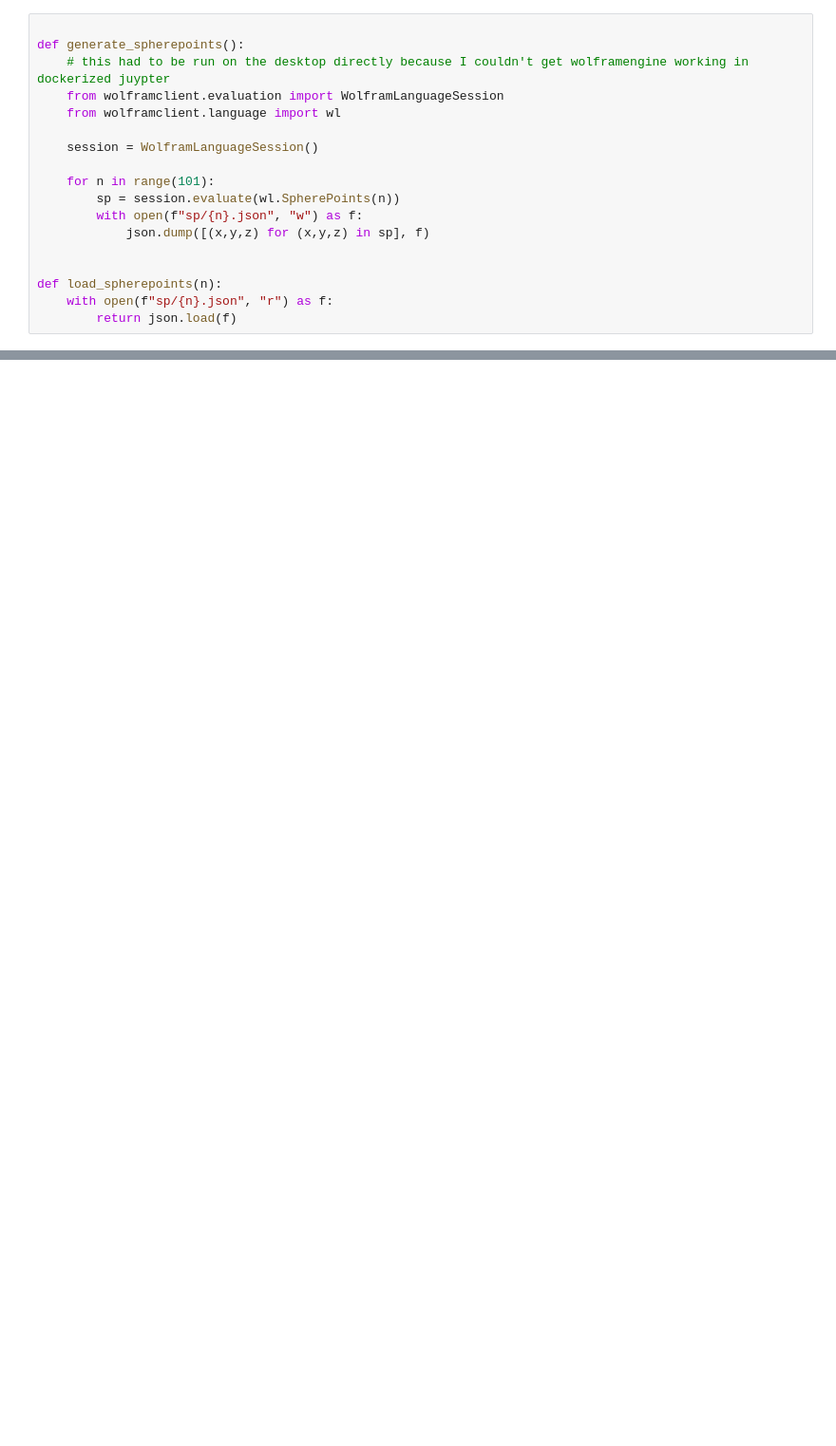
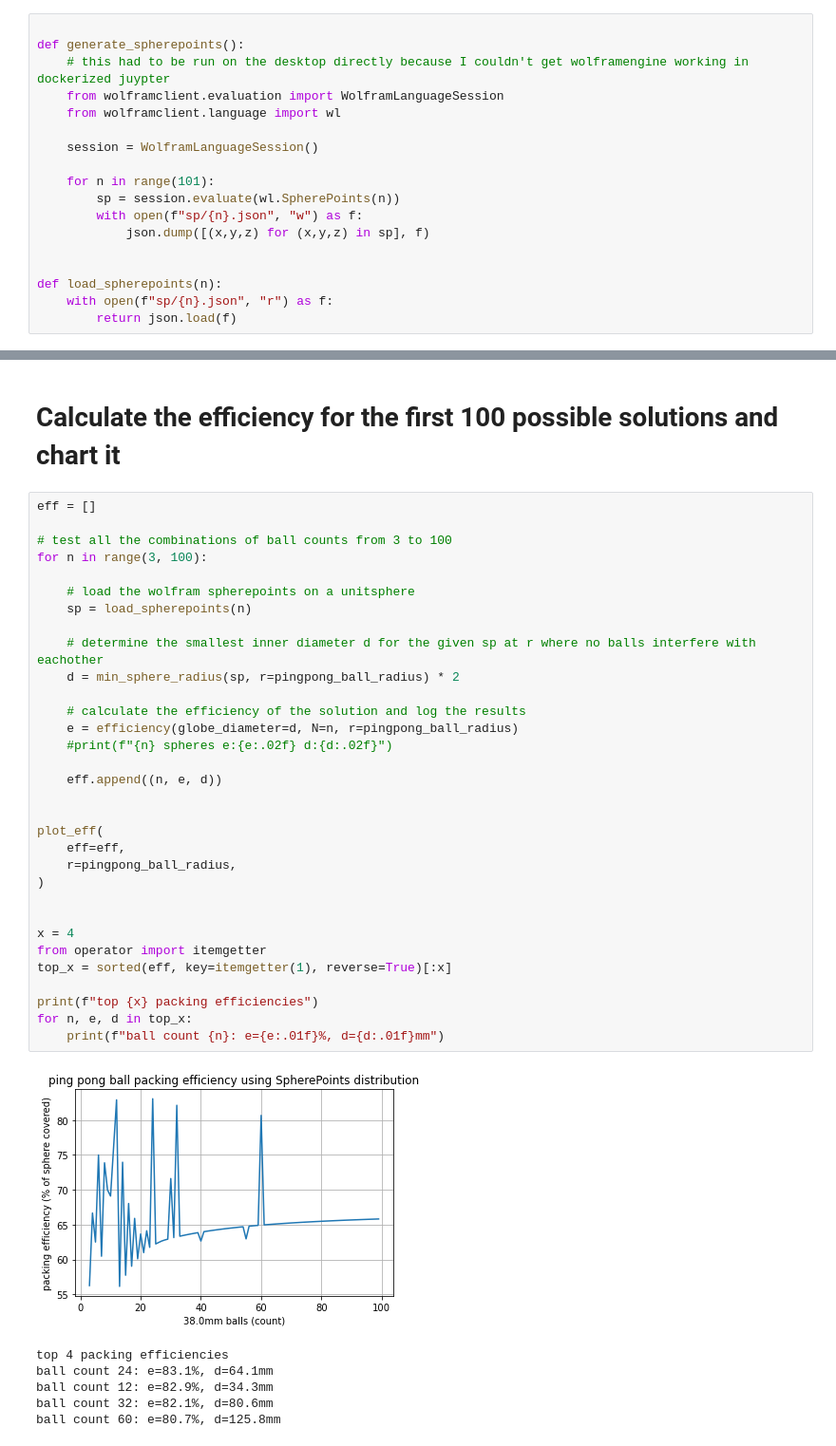
Before and after one commit to tescalada/cad, a Jupyter notebook: pingpongballs.ipynb, the cells around one changed output, grey strips where cells are left out. Shown at 95% size. Saved outputs shown, nothing was run; the diff lists cells and outputs as text; blank space fills up the shorter version.

```diff
--- a/pingpongballs.ipynb
+++ b/pingpongballs.ipynb
@@ -167,0 +155,41 @@ ball count 60: e=80.7%, d=125.8mm
+# %% [markdown]
+# Calculate the efficiency for the first 100 possible solutions and chart it
+# %%
+eff = []
+
+# test all the combinations of ball counts from 3 to 100
+for n in range(3, 100):
+
+    # load the wolfram spherepoints on a unitsphere
+    sp = load_spherepoints(n)
+
+    # determine the smallest inner diameter d for the given sp at r where no balls interfere with eachother
+    d = min_sphere_radius(sp, r=pingpong_ball_radius) * 2
+
+    # calculate the efficiency of the solution and log the results
+    e = efficiency(globe_diameter=d, N=n, r=pingpong_ball_radius)
+    #print(f"{n} spheres e:{e:.02f} d:{d:.02f}")
+
+    eff.append((n, e, d))
+
+
+plot_eff(
+    eff=eff,
+    r=pingpong_ball_radius,
+)
+
+
+x = 4
+from operator import itemgetter
+top_x = sorted(eff, key=itemgetter(1), reverse=True)[:x]
+
+print(f"top {x} packing efficiencies")
+for n, e, d in top_x:
+    print(f"ball count {n}: e={e:.01f}%, d={d:.01f}mm")
+# %% [output]
+[figure, added]
+top 4 packing efficiencies
+ball count 24: e=83.1%, d=64.1mm
+ball count 12: e=82.9%, d=34.3mm
+ball count 32: e=82.1%, d=80.6mm
+ball count 60: e=80.7%, d=125.8mm
```
Also changed, not shown: parts of 14 cells of this notebook, 2 other files.
